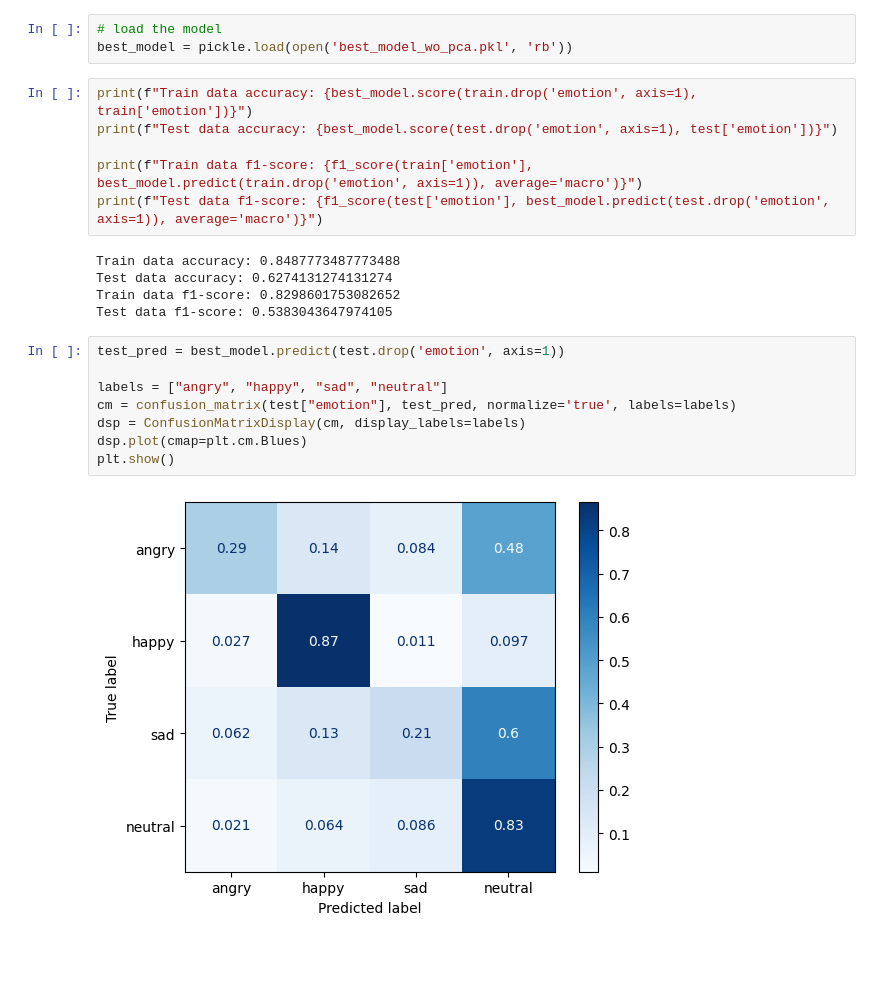
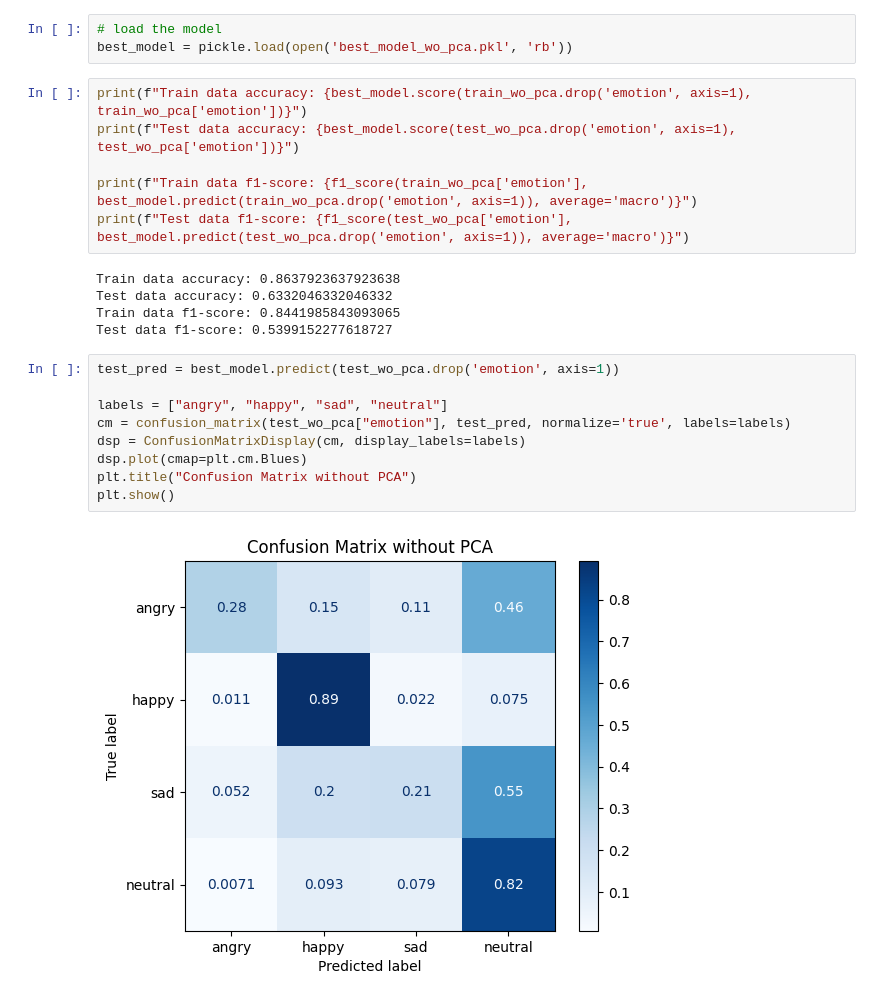
Before and after one commit to Grutschus/botender, a Jupyter notebook: model-training/model_training_and_evaluation.ipynb, the cells around one changed output. Drawn from its saved outputs; the diff is of its cells as text; blank space fills up the shorter version.

```diff
--- a/model-training/model_training_and_evaluation.ipynb
+++ b/model-training/model_training_and_evaluation.ipynb
@@ -159,23 +160,24 @@ Best parameters: {'model': RandomForestClassifier(random_state=42), 'model__crit
 # load the model
 best_model = pickle.load(open('best_model_wo_pca.pkl', 'rb'))
 # %%
-print(f"Train data accuracy: {best_model.score(train.drop('emotion', axis=1), train['emotion'])}")
-print(f"Test data accuracy: {best_model.score(test.drop('emotion', axis=1), test['emotion'])}")
+print(f"Train data accuracy: {best_model.score(train_wo_pca.drop('emotion', axis=1), train_wo_pca['emotion'])}")
+print(f"Test data accuracy: {best_model.score(test_wo_pca.drop('emotion', axis=1), test_wo_pca['emotion'])}")
 
-print(f"Train data f1-score: {f1_score(train['emotion'], best_model.predict(train.drop('emotion', axis=1)), average='macro')}")
-print(f"Test data f1-score: {f1_score(test['emotion'], best_model.predict(test.drop('emotion', axis=1)), average='macro')}")
+print(f"Train data f1-score: {f1_score(train_wo_pca['emotion'], best_model.predict(train_wo_pca.drop('emotion', axis=1)), average='macro')}")
+print(f"Test data f1-score: {f1_score(test_wo_pca['emotion'], best_model.predict(test_wo_pca.drop('emotion', axis=1)), average='macro')}")
 # %% [output]
-Train data accuracy: 0.8487773487773488
-Test data accuracy: 0.6274131274131274
-Train data f1-score: 0.8298601753082652
-Test data f1-score: 0.5383043647974105
+Train data accuracy: 0.8637923637923638
+Test data accuracy: 0.6332046332046332
+Train data f1-score: 0.8441985843093065
+Test data f1-score: 0.5399152277618727
 # %%
-test_pred = best_model.predict(test.drop('emotion', axis=1))
+test_pred = best_model.predict(test_wo_pca.drop('emotion', axis=1))
 
 labels = ["angry", "happy", "sad", "neutral"]
-cm = confusion_matrix(test["emotion"], test_pred, normalize='true', labels=labels)
+cm = confusion_matrix(test_wo_pca["emotion"], test_pred, normalize='true', labels=labels)
 dsp = ConfusionMatrixDisplay(cm, display_labels=labels)
 dsp.plot(cmap=plt.cm.Blues)
+plt.title("Confusion Matrix without PCA")
 plt.show()
 # %% [output]
-[figure, old version]
+[figure, new version]
```
Also changed, not shown: parts of 2 cells of this notebook, 3 other files.
